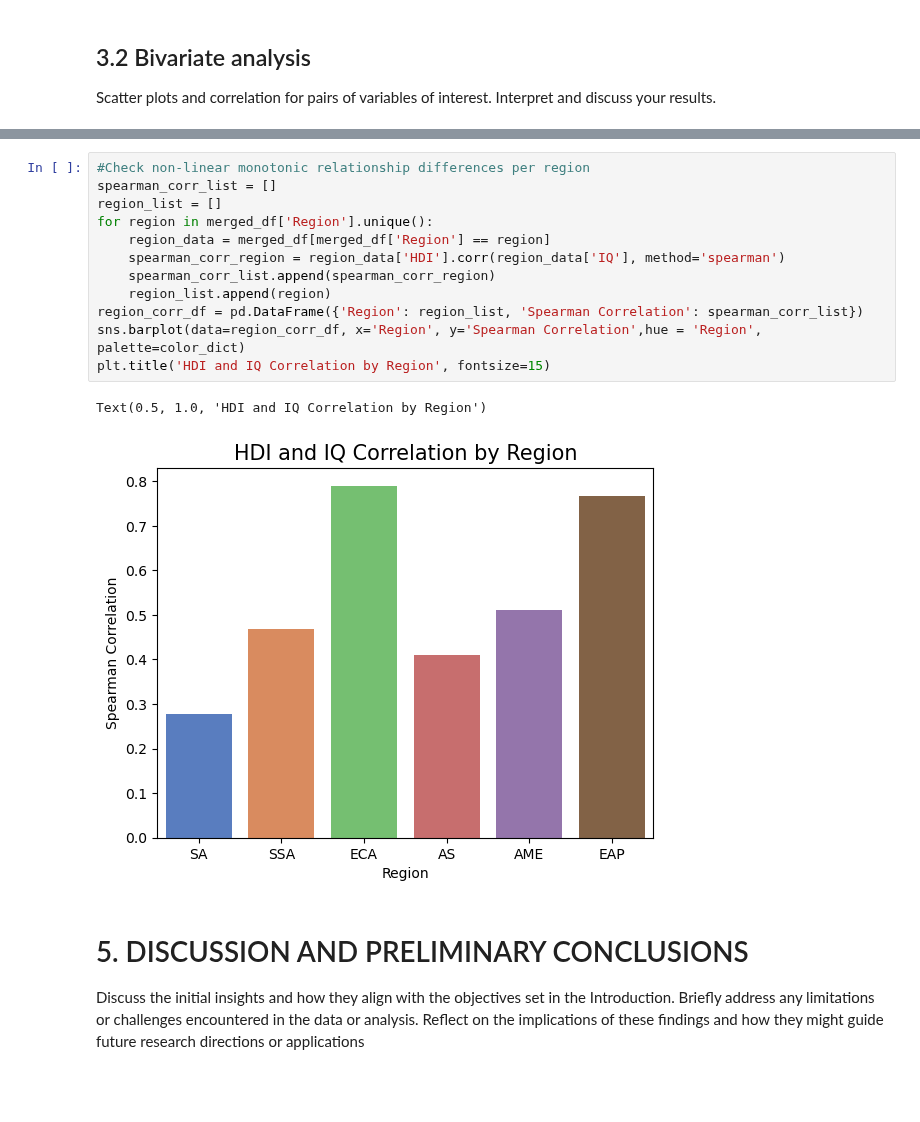
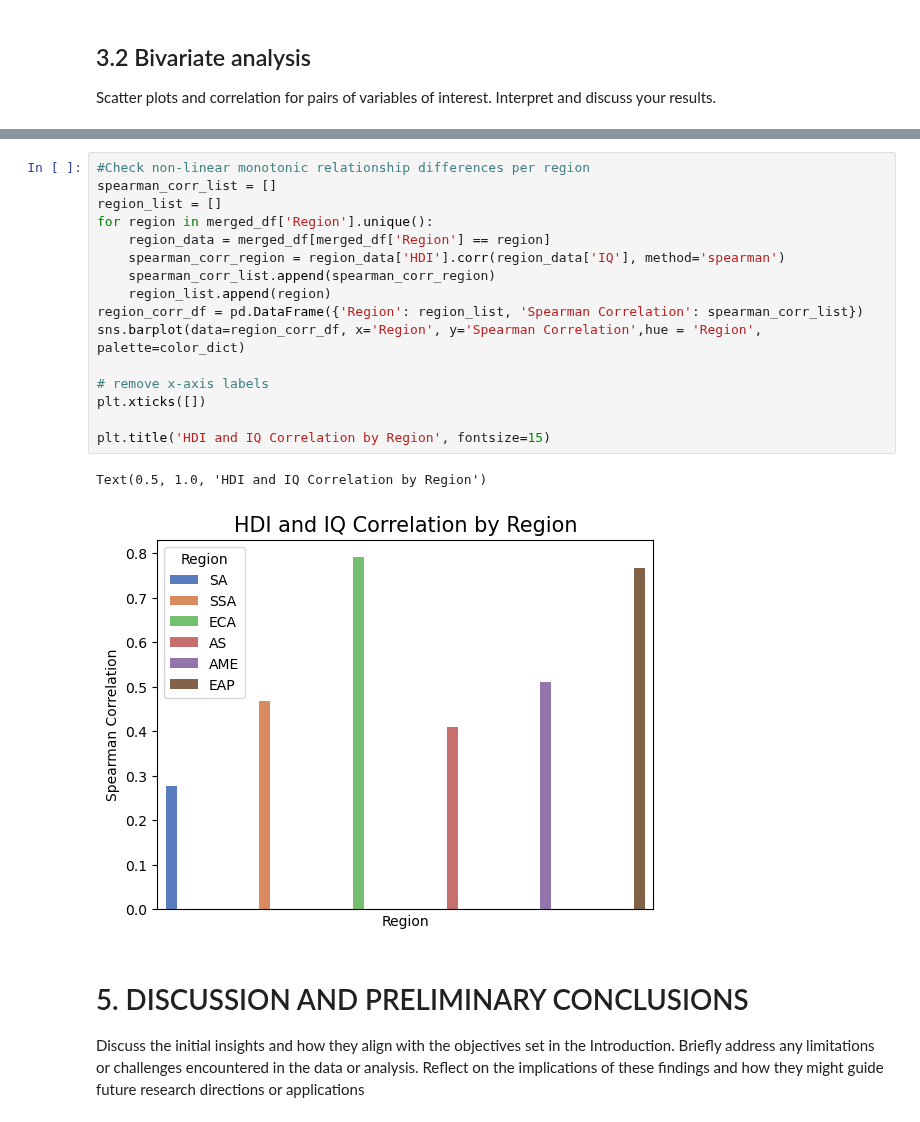
Before and after one commit to jakthehut/HDI-IQ-Analysis, a Jupyter notebook: hdi_iq_analysis.ipynb, the cells around one changed output, grey strips where cells are left out. Cells and saved outputs as stored; diff of their text form; blank space fills up the shorter version.

```diff
--- a/hdi_iq_analysis.ipynb
+++ b/hdi_iq_analysis.ipynb
@@ -819,18 +848,22 @@ Text(0.5, 1.0, 'HDI and IQ Correlation by Region')
 # %%
 #Check non-linear monotonic relationship differences per region
 spearman_corr_list = []
 region_list = []
 for region in merged_df['Region'].unique():
     region_data = merged_df[merged_df['Region'] == region]
     spearman_corr_region = region_data['HDI'].corr(region_data['IQ'], method='spearman')
     spearman_corr_list.append(spearman_corr_region)
     region_list.append(region)
 region_corr_df = pd.DataFrame({'Region': region_list, 'Spearman Correlation': spearman_corr_list})
 sns.barplot(data=region_corr_df, x='Region', y='Spearman Correlation',hue = 'Region', palette=color_dict)
+
+# remove x-axis labels
+plt.xticks([])
+
 plt.title('HDI and IQ Correlation by Region', fontsize=15)
 # %% [output]
 Text(0.5, 1.0, 'HDI and IQ Correlation by Region')
-[figure, old version]
+[figure, new version]
 # %% [markdown]
 
 # 5.  DISCUSSION AND PRELIMINARY CONCLUSIONS
```
Also changed, not shown: parts of 13 cells of this notebook.
